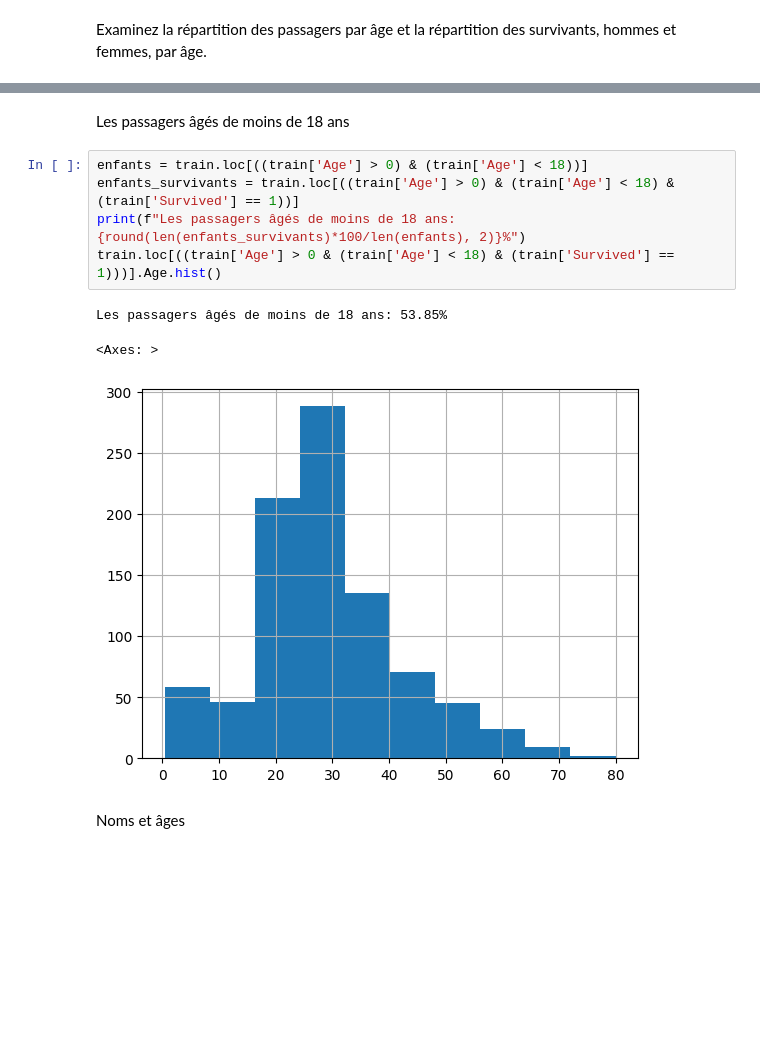
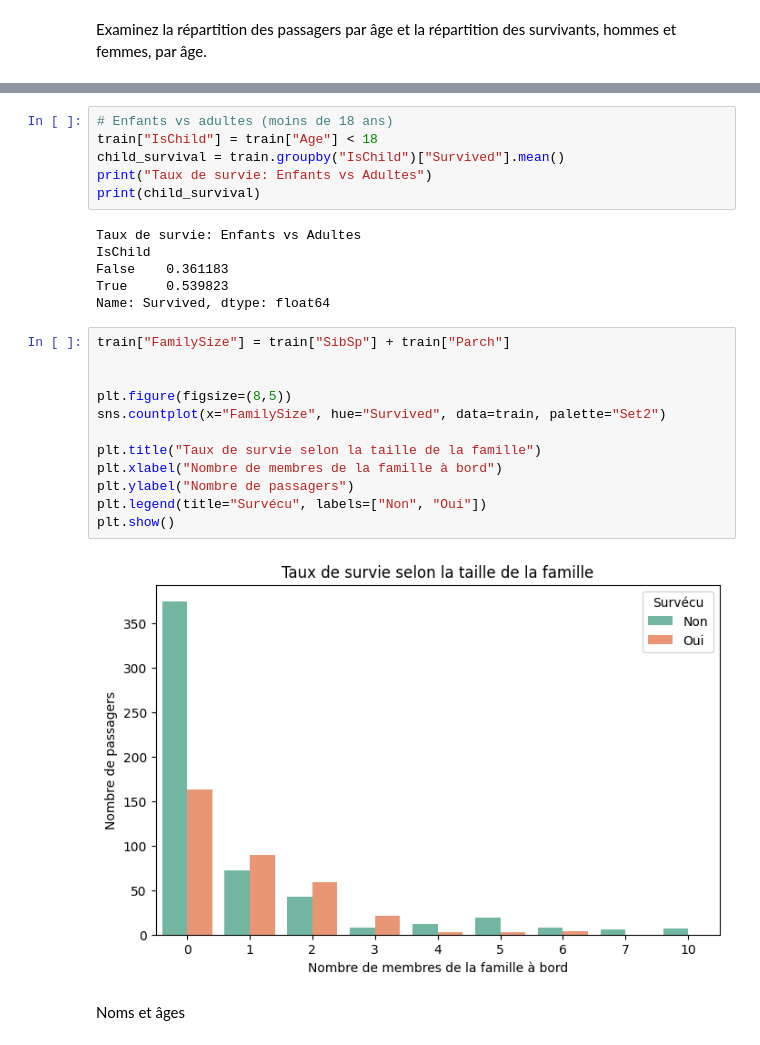
Before and after one commit to kirillsst/Titanic-Model-Kaggle-, a Jupyter notebook: titanic_notebook.ipynb, the cells around one changed output, grey strips where cells are left out. Saved outputs shown, nothing was run; the diff lists cells and outputs as text; blank space fills up the shorter version.

```diff
--- a/titanic_notebook.ipynb
+++ b/titanic_notebook.ipynb
@@ -200,14 +237,29 @@ plt.show()
-# %% [markdown]
-Les passagers âgés de moins de 18 ans
 # %%
-enfants = train.loc[((train['Age'] > 0) & (train['Age'] < 18))]
-enfants_survivants = train.loc[((train['Age'] > 0) & (train['Age'] < 18) & (train['Survived'] == 1))]
-print(f"Les passagers âgés de moins de 18 ans: {round(len(enfants_survivants)*100/len(enfants), 2)}%")
-train.loc[((train['Age'] > 0 & (train['Age'] < 18) & (train['Survived'] == 1)))].Age.hist()
+# Enfants vs adultes (moins de 18 ans)
+train["IsChild"] = train["Age"] < 18
+child_survival = train.groupby("IsChild")["Survived"].mean()
+print("Taux de survie: Enfants vs Adultes")
+print(child_survival)
 # %% [output]
-Les passagers âgés de moins de 18 ans: 53.85%
+Taux de survie: Enfants vs Adultes
+IsChild
+False    0.361183
+True     0.539823
+Name: Survived, dtype: float64
-<Axes: >
-[figure, removed]
+# %%
+train["FamilySize"] = train["SibSp"] + train["Parch"]
+
+
+plt.figure(figsize=(8,5))
+sns.countplot(x="FamilySize", hue="Survived", data=train, palette="Set2")
+
+plt.title("Taux de survie selon la taille de la famille")
+plt.xlabel("Nombre de membres de la famille à bord")
+plt.ylabel("Nombre de passagers")
+plt.legend(title="Survécu", labels=["Non", "Oui"])
+plt.show()
+# %% [output]
+[figure, added]
 # %% [markdown]
 Noms et âges
 # %% [markdown]
```
Also changed, not shown: parts of 19 cells of this notebook.
